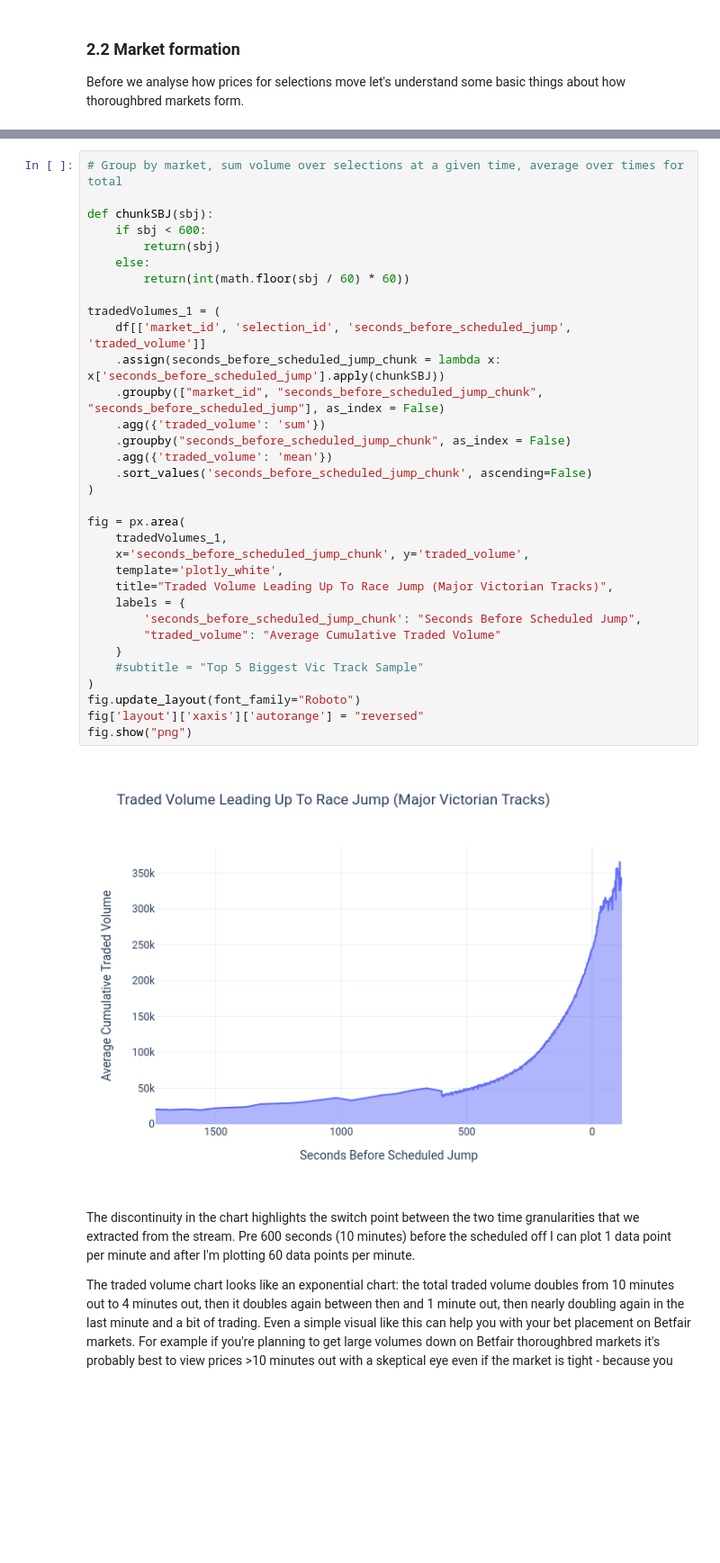
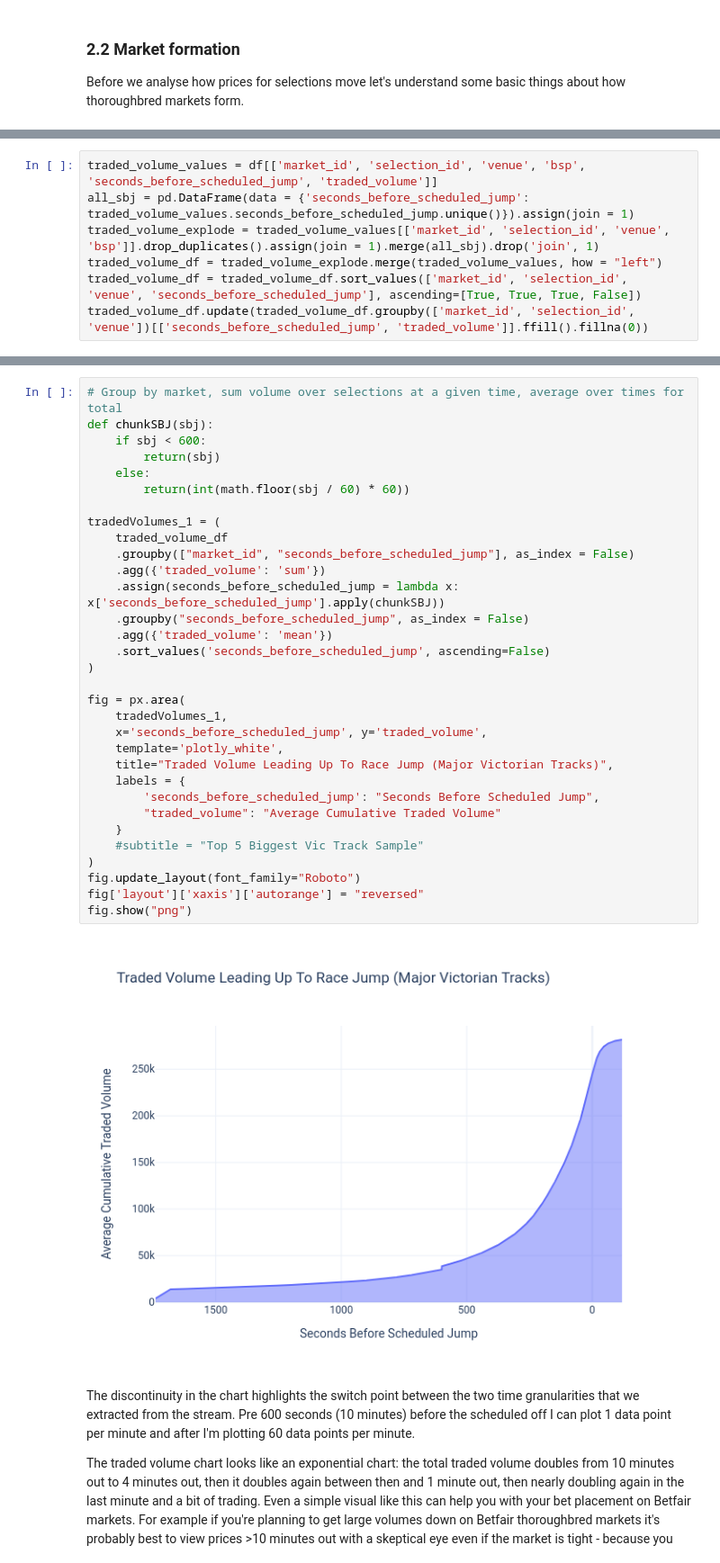
Before and after one commit to betfair-datascientists/betfair-datascientists.github.io, a Jupyter notebook: src/historicData/analysingAndPredictingMarketMovements.ipynb, the cells around one changed output, grey strips where cells are left out. Shown at 90% size. Cells and saved outputs as stored; diff of their text form; blank space fills up the shorter version.

```diff
--- a/src/historicData/analysingAndPredictingMarketMovements.ipynb
+++ b/src/historicData/analysingAndPredictingMarketMovements.ipynb
@@ -502,0 +505,7 @@ Let's look at how a typical market (at one of these 5 tracks) trades leading up
+# %%
+traded_volume_values = df[['market_id', 'selection_id', 'venue', 'bsp', 'seconds_before_scheduled_jump', 'traded_volume']]
+all_sbj = pd.DataFrame(data = {'seconds_before_scheduled_jump': traded_volume_values.seconds_before_scheduled_jump.unique()}).assign(join = 1)
+traded_volume_explode = traded_volume_values[['market_id', 'selection_id', 'venue', 'bsp']].drop_duplicates().assign(join = 1).merge(all_sbj).drop('join', 1)
+traded_volume_df = traded_volume_explode.merge(traded_volume_values, how = "left")
+traded_volume_df = traded_volume_df.sort_values(['market_id', 'selection_id', 'venue', 'seconds_before_scheduled_jump'], ascending=[True, True, True, False])
+traded_volume_df.update(traded_volume_df.groupby(['market_id', 'selection_id', 'venue'])[['seconds_before_scheduled_jump', 'traded_volume']].ffill().fillna(0))
@@ -503,38 +514,37 @@ Let's look at how a typical market (at one of these 5 tracks) trades leading up
 # %%
 # Group by market, sum volume over selections at a given time, average over times for total
-
 def chunkSBJ(sbj):
     if sbj < 600:
         return(sbj)
     else:
         return(int(math.floor(sbj / 60) * 60))
 
 tradedVolumes_1 = (
-    df[['market_id', 'selection_id', 'seconds_before_scheduled_jump', 'traded_volume']]
-    .assign(seconds_before_scheduled_jump_chunk = lambda x: x['seconds_before_scheduled_jump'].apply(chunkSBJ))
-    .groupby(["market_id", "seconds_before_scheduled_jump_chunk", "seconds_before_scheduled_jump"], as_index = False)
+    traded_volume_df
+    .groupby(["market_id", "seconds_before_scheduled_jump"], as_index = False)
     .agg({'traded_volume': 'sum'})
-    .groupby("seconds_before_scheduled_jump_chunk", as_index = False)
+    .assign(seconds_before_scheduled_jump = lambda x: x['seconds_before_scheduled_jump'].apply(chunkSBJ))
+    .groupby("seconds_before_scheduled_jump", as_index = False)
     .agg({'traded_volume': 'mean'})
-    .sort_values('seconds_before_scheduled_jump_chunk', ascending=False)
+    .sort_values('seconds_before_scheduled_jump', ascending=False)
 )
 
 fig = px.area(
     tradedVolumes_1,
-    x='seconds_before_scheduled_jump_chunk', y='traded_volume',
+    x='seconds_before_scheduled_jump', y='traded_volume',
     template='plotly_white',
     title="Traded Volume Leading Up To Race Jump (Major Victorian Tracks)",
     labels = {
-        'seconds_before_scheduled_jump_chunk': "Seconds Before Scheduled Jump",
+        'seconds_before_scheduled_jump': "Seconds Before Scheduled Jump",
         "traded_volume": "Average Cumulative Traded Volume"
     }
     #subtitle = "Top 5 Biggest Vic Track Sample"
 )
 fig.update_layout(font_family="Roboto")
 fig['layout']['xaxis']['autorange'] = "reversed"
 fig.show("png")
 # %% [output]
-[figure, old version]
+[figure, new version]
 # %% [markdown]
 The discontinuity in the chart highlights the switch point between the two time granularities that we extracted from the stream. Pre 600 seconds (10 minutes) before the scheduled off I can plot 1 data point per minute and after I'm plotting 60 data points per minute.
 
```
Also changed, not shown: parts of 9 cells of this notebook, 5 other files.
